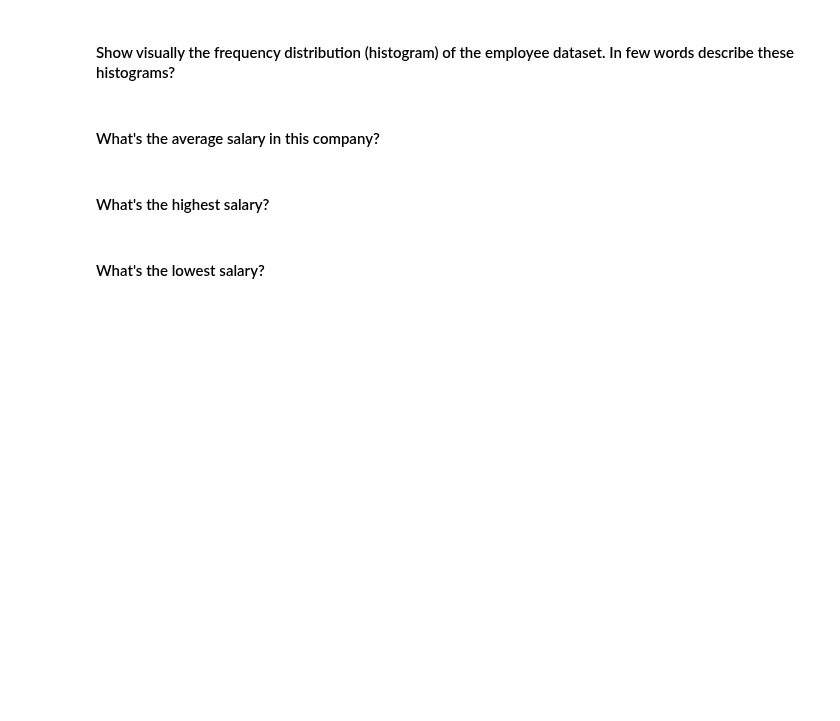
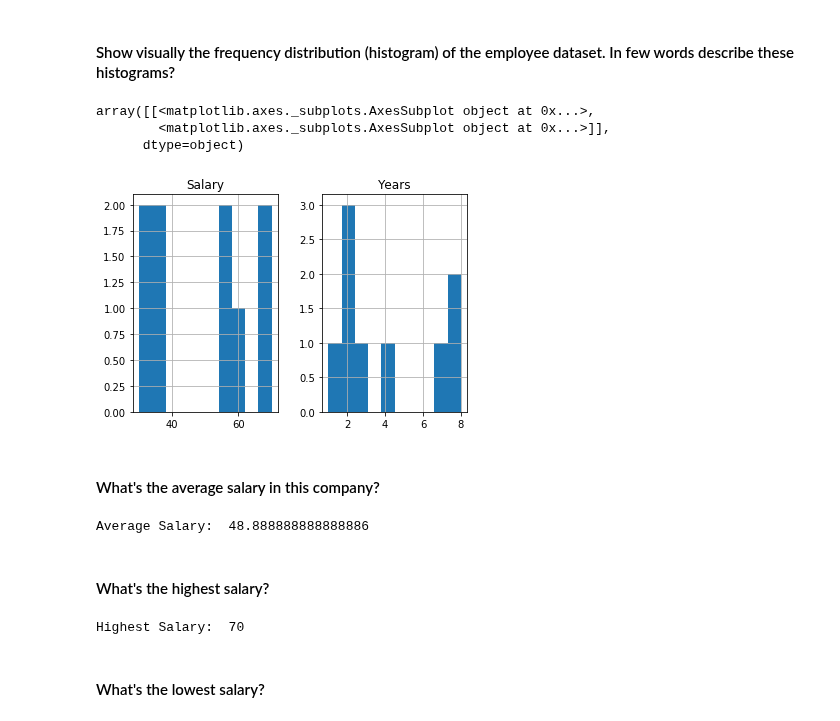
Before and after one commit to ironhack-labs/data-labs, a Jupyter notebook: module-2/lab-subsetting-and-descriptive-stats/your-code/main.ipynb, the cells around one changed output. Drawn from its saved outputs; the diff is of its cells as text; code cells hidden in the pictures; blank space fills up the shorter version.

```diff
--- a/module-2/lab-subsetting-and-descriptive-stats/your-code/main.ipynb
+++ b/module-2/lab-subsetting-and-descriptive-stats/your-code/main.ipynb
@@ -57,3 +134,5 @@
 #### Load the `employee.csv` file into a DataFrame. Call the dataframe `employee`
 # %%
 # your answer here
+employee = pd.read_csv('employee.csv')
+employee
@@ -65,14 +166,26 @@
 #### Show visually the frequency distribution (histogram) of the employee dataset. In few words describe these histograms?
 # %%
 # your answer here
+employee.hist()
+# %% [output]
+array([[<matplotlib.axes._subplots.AxesSubplot object at 0x...>,
+        <matplotlib.axes._subplots.AxesSubplot object at 0x...>]],
+      dtype=object)
+[figure, added]
 # %% [markdown]
 #### What's the average salary in this company?
 # %%
 # your answer here
+print('Average Salary: ', employee.mean()['Salary'])
+# %% [output]
+Average Salary:  48.888888888888886
 # %% [markdown]
 #### What's the highest salary?
 # %%
 # your answer here
+print('Highest Salary: ', employee.max()['Salary'])
+# %% [output]
+Highest Salary:  70
 # %% [markdown]
 #### What's the lowest salary?
 # %%
```
Also changed, not shown: parts of 53 cells of this notebook, 1 other file.
